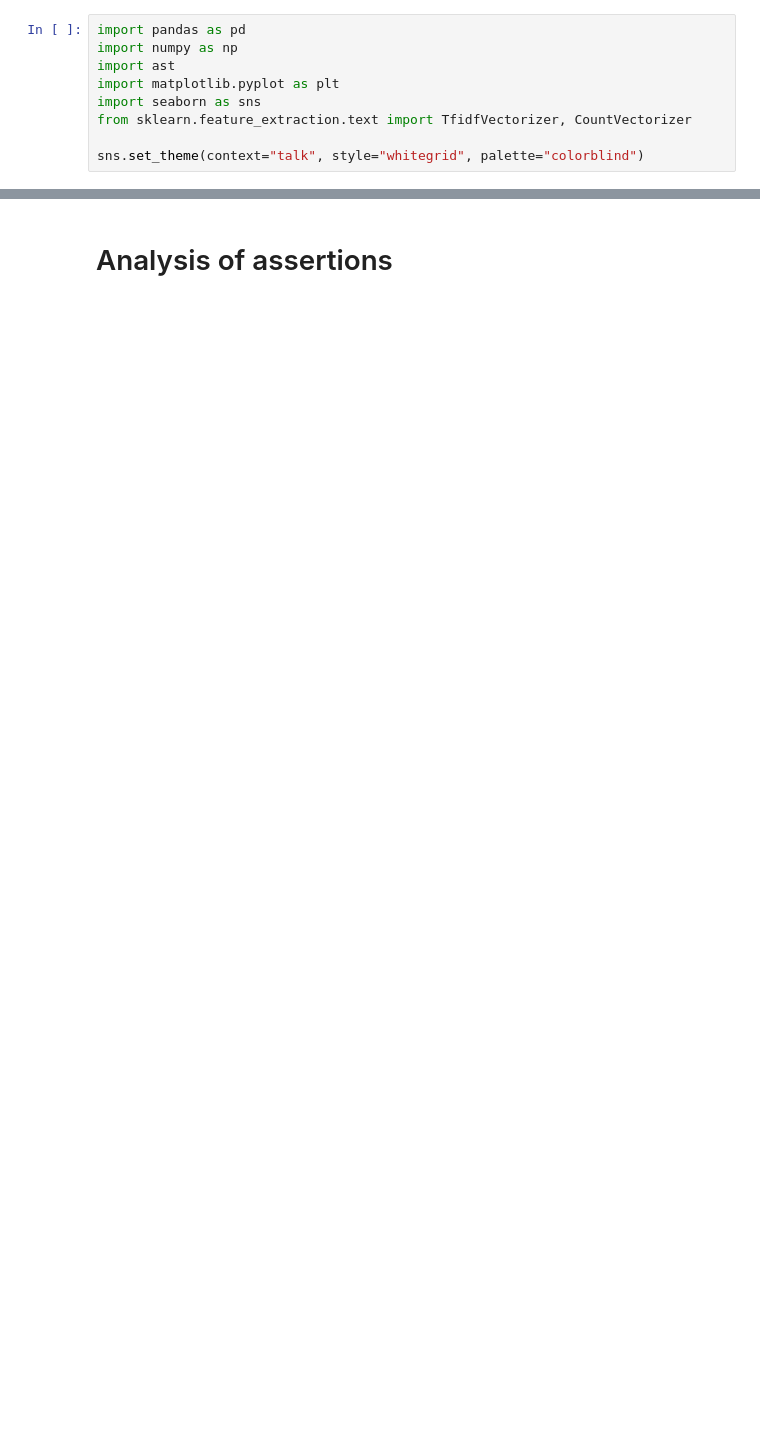
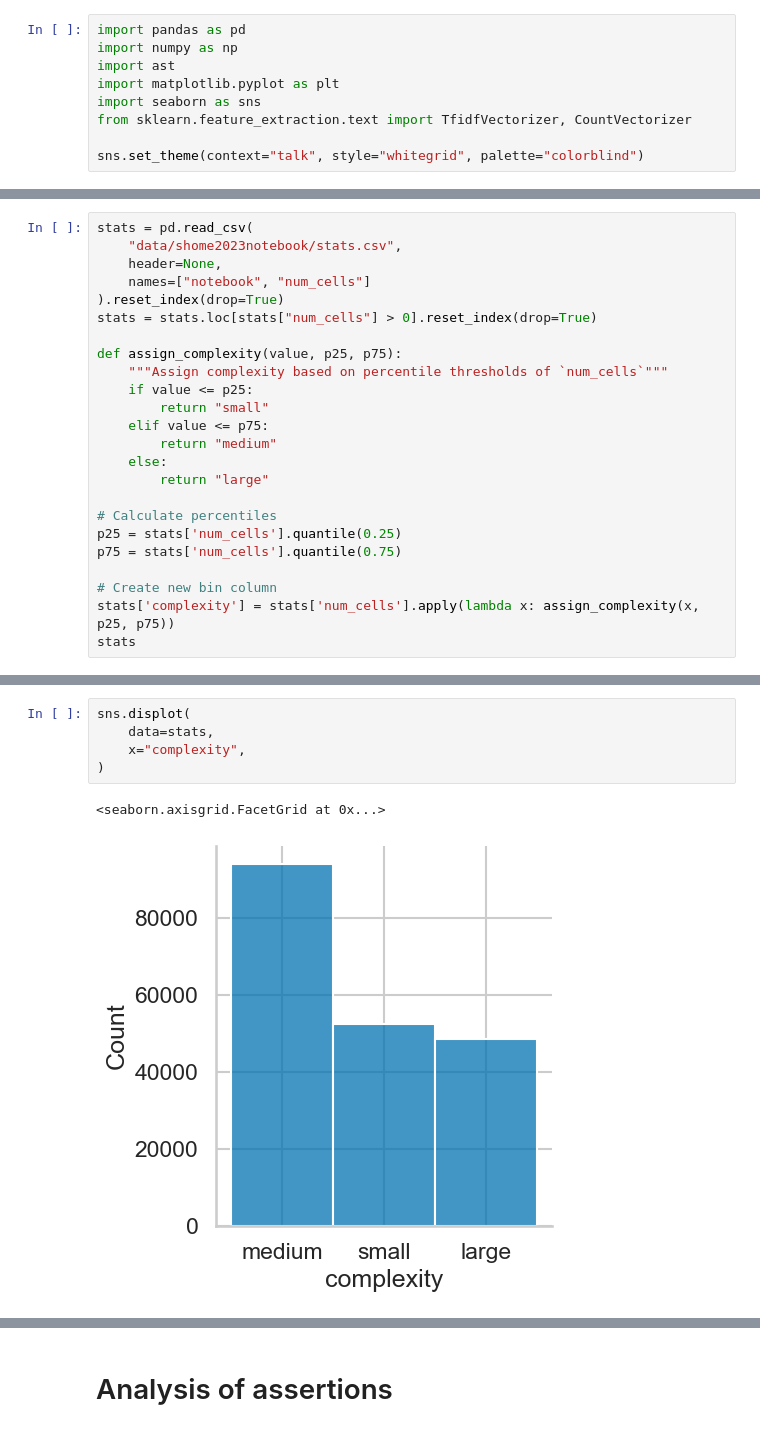
Before and after one commit to arumoy-shome/shome2023notebook, a Jupyter notebook: notebooks/analysis.ipynb, the cells around one changed output, grey strips where cells are left out. Cells and saved outputs as stored; diff of their text form; blank space fills up the shorter version.

```diff
--- a/notebooks/analysis.ipynb
+++ b/notebooks/analysis.ipynb
@@ -9,0 +14,24 @@ sns.set_theme(context="talk", style="whitegrid", palette="colorblind")
+# %%
+stats = pd.read_csv(
+    "data/shome2023notebook/stats.csv",
+    header=None,
+    names=["notebook", "num_cells"]
+).reset_index(drop=True)
+stats = stats.loc[stats["num_cells"] > 0].reset_index(drop=True)
+
+def assign_complexity(value, p25, p75):
+    """Assign complexity based on percentile thresholds of `num_cells`"""
+    if value <= p25:
+        return "small"
+    elif value <= p75:
+        return "medium"
+    else:
+        return "large"
+
+# Calculate percentiles
+p25 = stats['num_cells'].quantile(0.25)
+p75 = stats['num_cells'].quantile(0.75)
+
+# Create new bin column
+stats['complexity'] = stats['num_cells'].apply(lambda x: assign_complexity(x, p25, p75))
+stats
@@ -9,0 +130,8 @@ sns.set_theme(context="talk", style="whitegrid", palette="colorblind")
+# %%
+sns.displot(
+    data=stats,
+    x="complexity",
+)
+# %% [output]
+<seaborn.axisgrid.FacetGrid at 0x...>
+[figure, added]
```
Also changed, not shown: parts of 25 cells of this notebook.
